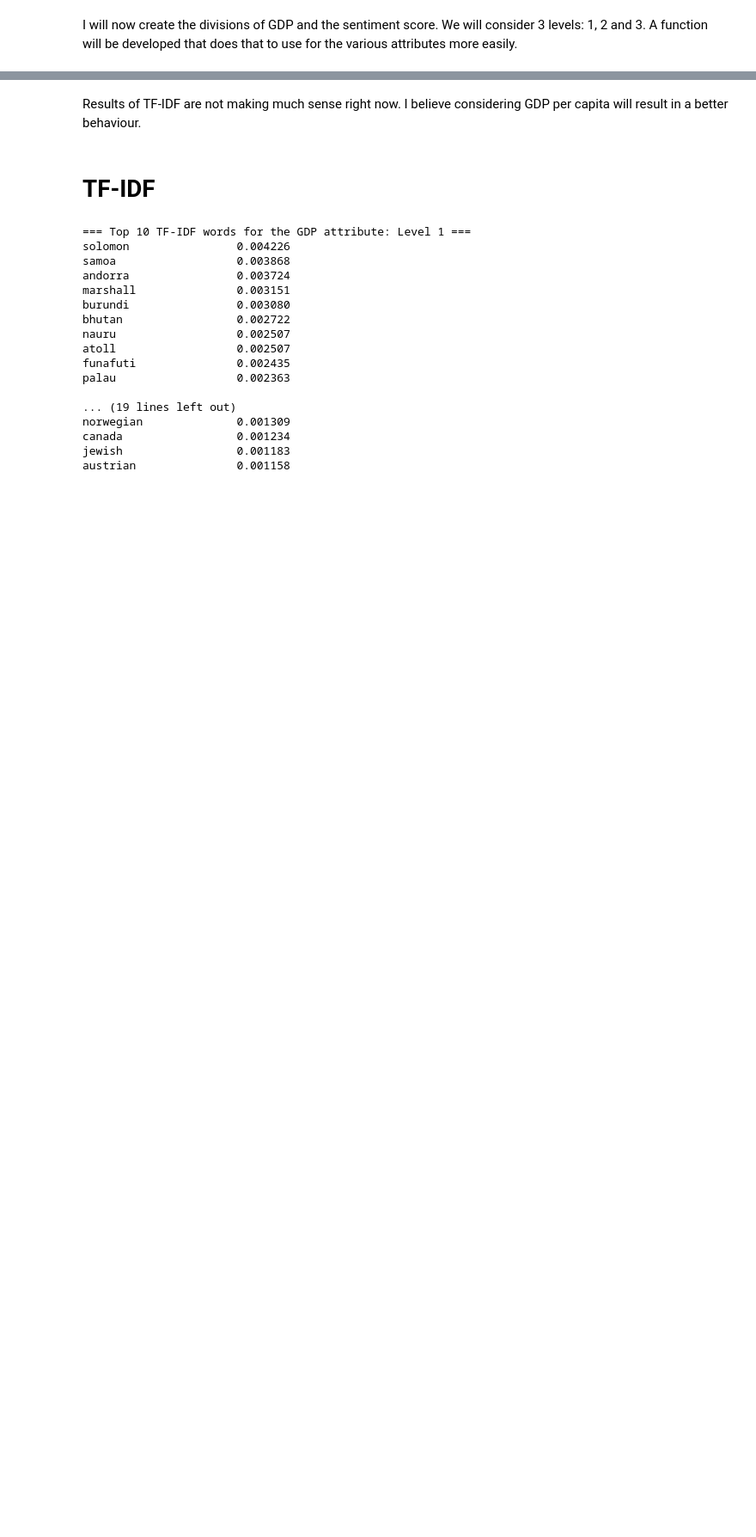
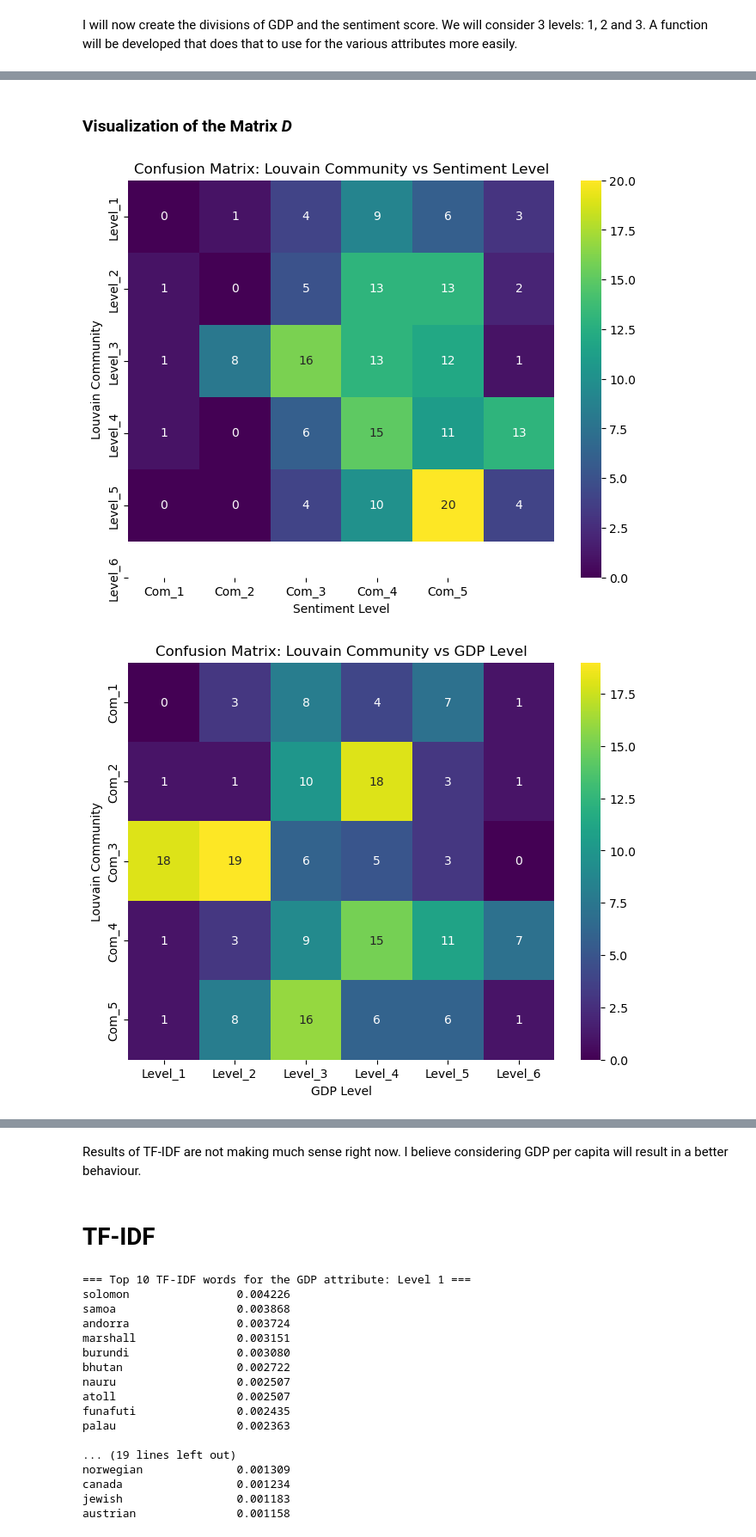
Before and after one commit to joaommata/WorldGraph, a Jupyter notebook: communities.ipynb, the cells around one changed output, grey strips where cells are left out. Shown at 86% size. Saved outputs shown, nothing was run; the diff lists cells and outputs as text; code cells hidden in the pictures; blank space fills up the shorter version.

```diff
--- a/communities.ipynb
+++ b/communities.ipynb
@@ -268,0 +353,48 @@ print(len(gdp_partitions["Level_4"]))
+# %% [markdown]
+### Visualization of the Matrix _D_
+# %%
+# Louvain x Sentiment confusion matrix
+louvain_count = len(louvain_communities)
+sentiment_count = len(sentiment_levels)
+louvain_sentiment_matrix = np.zeros((louvain_count, sentiment_count), dtype=int)
+
+for i, comm in enumerate(louvain_communities):
+    comm_set = set(comm)
+    for j, sentiment_level in enumerate(sentiment_levels):
+        sentiment_set = set(sentiment_partitions[sentiment_level])
+        louvain_sentiment_matrix[i, j] = len(comm_set & sentiment_set)
+
+plt.figure(figsize=(8, 6))
+sns.heatmap(
+    louvain_sentiment_matrix, annot=True, fmt='d', cmap='viridis',
+    xticklabels=[f'Com_{i+1}' for i in range(louvain_count)],
+    yticklabels=sentiment_levels
+)
+plt.title("Confusion Matrix: Louvain Community vs Sentiment Level")
+plt.xlabel("Sentiment Level")
+plt.ylabel("Louvain Community")
+plt.show()
+
+# Louvain x GDP confusion matrix
+gdp_count = len(gdp_levels)
+louvain_gdp_matrix = np.zeros((louvain_count, gdp_count), dtype=int)
+
+for i, comm in enumerate(louvain_communities):
+    comm_set = set(comm)
+    for j, gdp_level in enumerate(gdp_levels):
+        gdp_set = set(gdp_partitions[gdp_level])
+        louvain_gdp_matrix[i, j] = len(comm_set & gdp_set)
+
+plt.figure(figsize=(8, 6))
+sns.heatmap(
+    louvain_gdp_matrix, annot=True, fmt='d', cmap='viridis',
+    xticklabels=gdp_levels,
+    yticklabels=[f'Com_{i+1}' for i in range(louvain_count)]
+)
+plt.title("Confusion Matrix: Louvain Community vs GDP Level")
+plt.xlabel("GDP Level")
+plt.ylabel("Louvain Community")
+plt.show()
+# %% [output]
+[figure, added]
+[figure, added]
```
Also changed, not shown: parts of 46 cells of this notebook.
